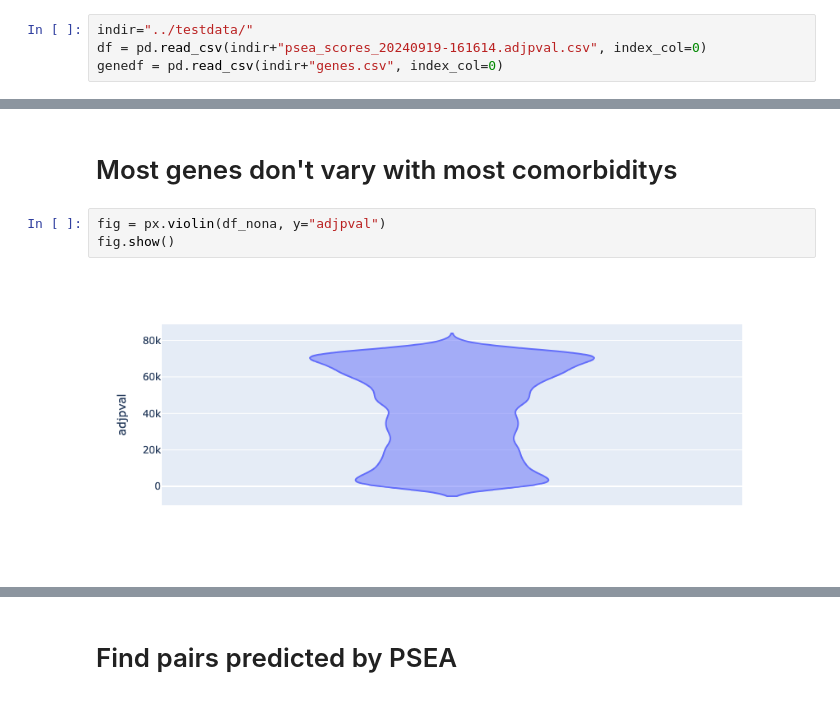
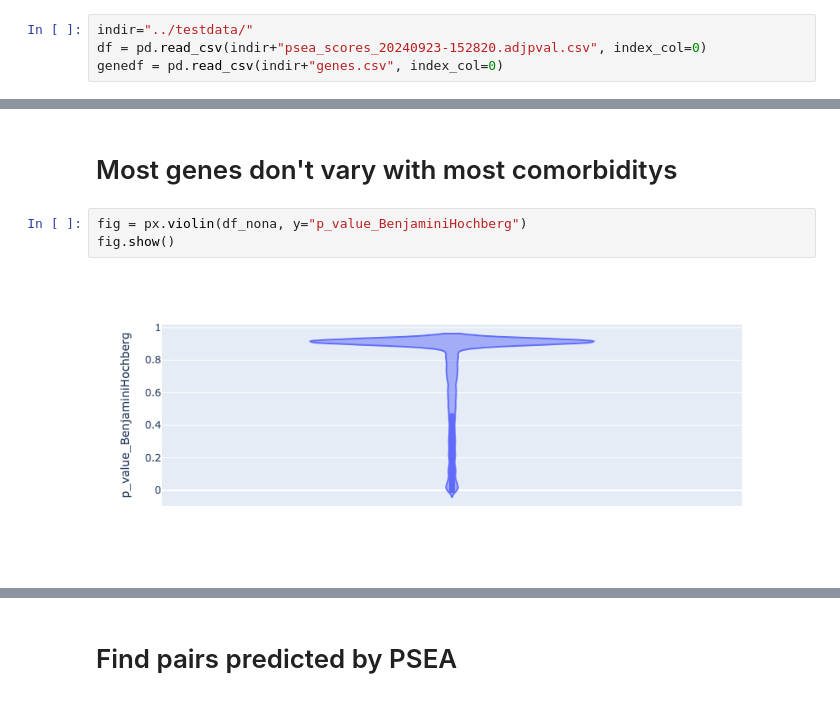
Before and after one commit to reza610/psea, a Jupyter notebook: notebook_examples/read_output.ipynb, the cells around one changed output, grey strips where cells are left out. Drawn from its saved outputs; the diff is of its cells as text.

```diff
--- a/notebook_examples/read_output.ipynb
+++ b/notebook_examples/read_output.ipynb
@@ -7,7 +7,7 @@ import plotly.express as px
 # read in the files we will look at
 # %%
 indir="../testdata/"
-df = pd.read_csv(indir+"psea_scores_20240919-161614.adjpval.csv", index_col=0)
+df = pd.read_csv(indir+"psea_scores_20240923-152820.adjpval.csv", index_col=0)
 genedf = pd.read_csv(indir+"genes.csv", index_col=0)
 # %%
 genedf["value"]=genedf["gene_id"]
@@ -34,7 +50,7 @@ df_nona = df.dropna()
 # %% [markdown]
 # Most genes don't vary with most comorbiditys
 # %%
-fig = px.violin(df_nona, y="adjpval")
+fig = px.violin(df_nona, y="p_value_BenjaminiHochberg")
 fig.show()
 # %% [output]
-[figure, old version]
+[figure, new version]
```
Also changed, not shown: parts of 18 cells of this notebook, 7 other files.
